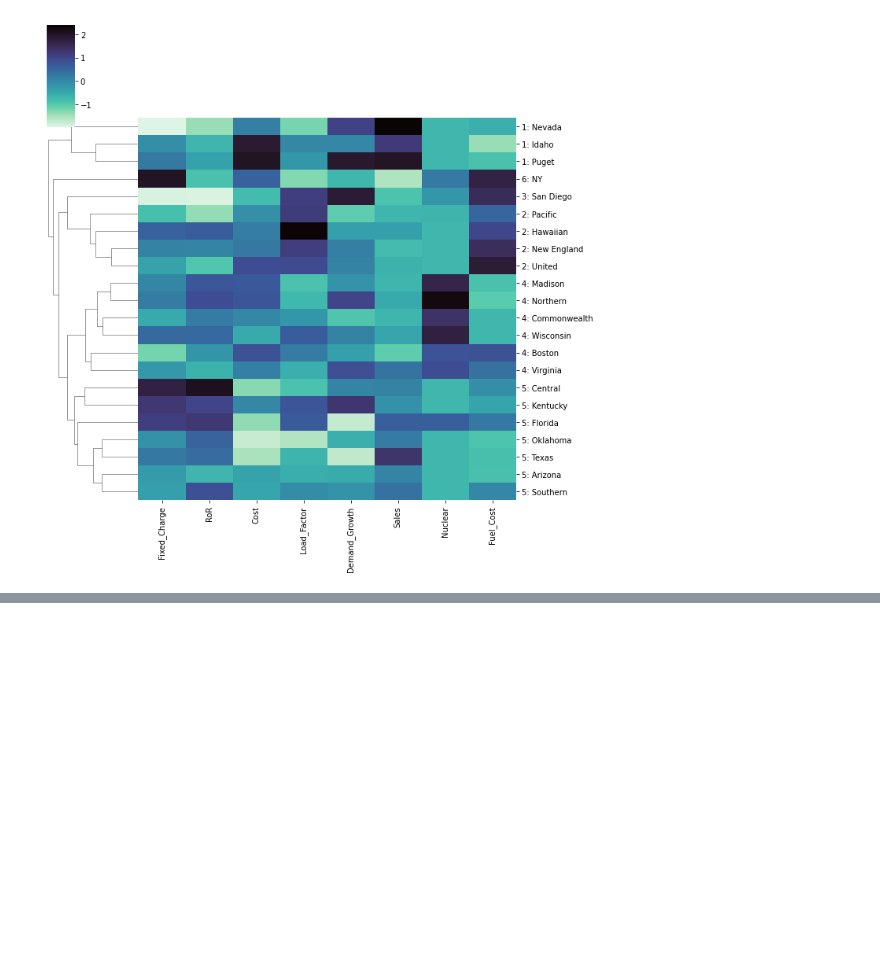
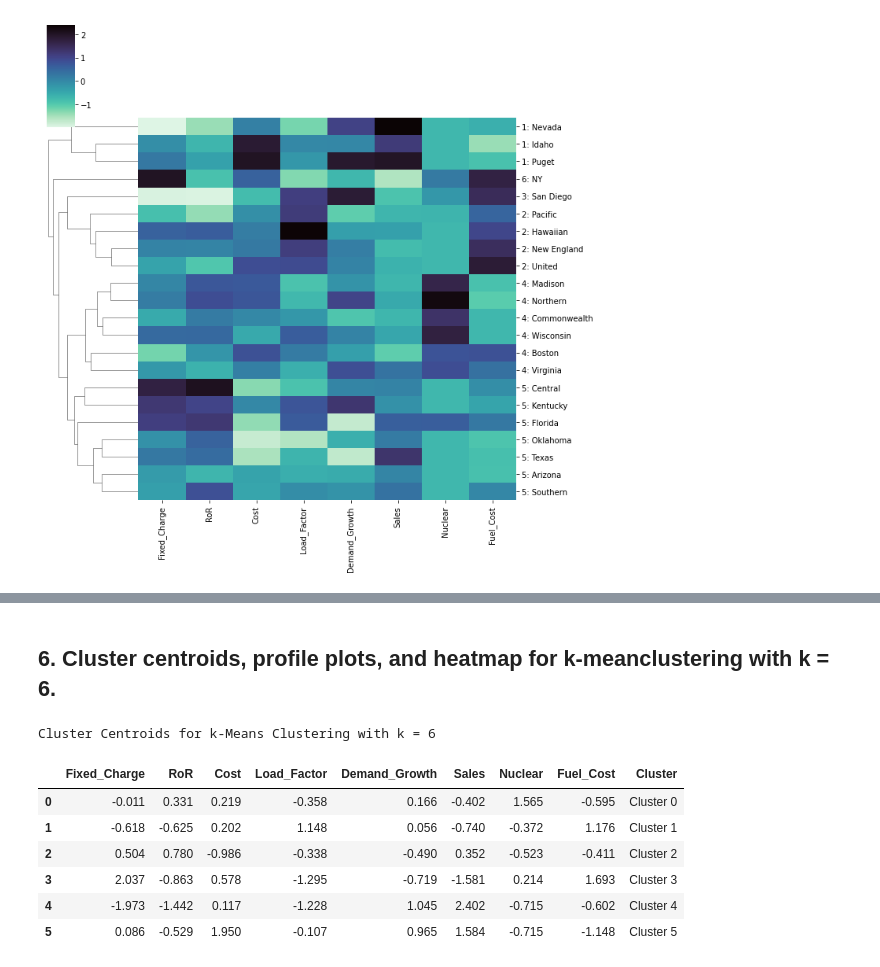
Before and after one commit to Ajayt036/Data-Mining, a Jupyter notebook: MNL6 - Cluster Analysis.ipynb, the cells around one changed output, grey strips where cells are left out. Cells and saved outputs as stored; diff of their text form; code cells hidden in the pictures; blank space fills up the shorter version.

```diff
--- a/MNL6 - Cluster Analysis.ipynb
+++ b/MNL6 - Cluster Analysis.ipynb
@@ -302,0 +349,28 @@ Heatmap for Utulities Hiarachical Clustering with Average Linkage Method
+# %% [markdown]
+## 6. Cluster centroids, profile plots, and heatmap for k-meanclustering with k = 6.
+# %%
+# Identify  and display cluster centroids (mean values)
+# for each of 8 input variables (measurements).
+
+# Create data frame with normalized cluster centroids for each
+# cluster and each input variable (measurement).
+centroids = pd.DataFrame(kmeans_6.cluster_centers_,
+                    columns=utilities_df_norm.columns)
+
+# Add cluster titles (Cluster 1, Cluster 2, ...) to the
+# cluster_mean_norm data frame with means and get precision
+# of 3 decimals.
+centroids['Cluster'] = ['Cluster {}'.format(i) for i in centroids.index]
+pd.set_option('precision', 3)
+
+print('Cluster Centroids for k-Means Clustering with k = 6')
+centroids
+# %% [output]
+Cluster Centroids for k-Means Clustering with k = 6
+|  | Fixed_Charge | RoR | Cost | Load_Factor | Demand_Growth | Sales | Nuclear | Fuel_Cost | Cluster |
+| 0 | -0.011 | 0.331 | 0.219 | -0.358 | 0.166 | -0.402 | 1.565 | -0.595 | Cluster 0 |
+| 1 | -0.618 | -0.625 | 0.202 | 1.148 | 0.056 | -0.740 | -0.372 | 1.176 | Cluster 1 |
+| 2 | 0.504 | 0.780 | -0.986 | -0.338 | -0.490 | 0.352 | -0.523 | -0.411 | Cluster 2 |
+| 3 | 2.037 | -0.863 | 0.578 | -1.295 | -0.719 | -1.581 | 0.214 | 1.693 | Cluster 3 |
+| 4 | -1.973 | -1.442 | 0.117 | -1.228 | 1.045 | 2.402 | -0.715 | -0.602 | Cluster 4 |
+| 5 | 0.086 | -0.529 | 1.950 | -0.107 | 0.965 | 1.584 | -0.715 | -1.148 | Cluster 5 |
```
Also changed, not shown: parts of 8 cells of this notebook, 1 other file.
